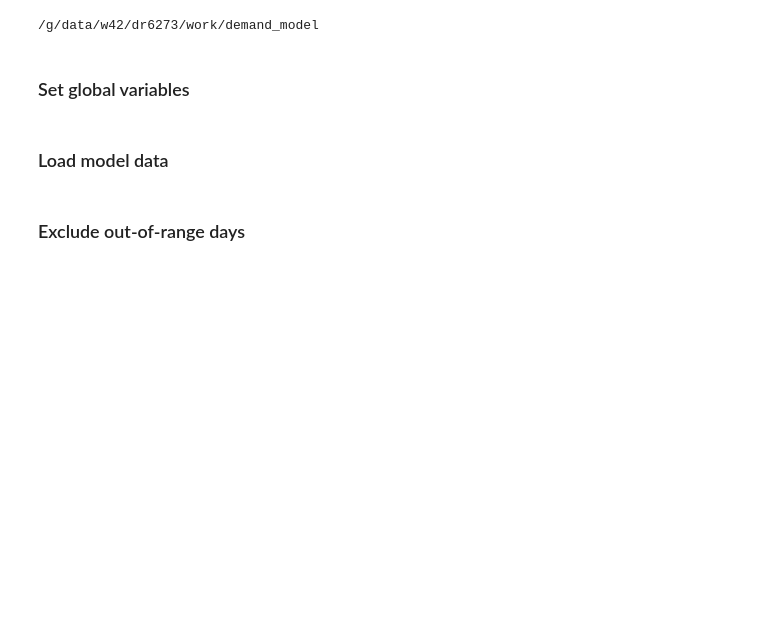
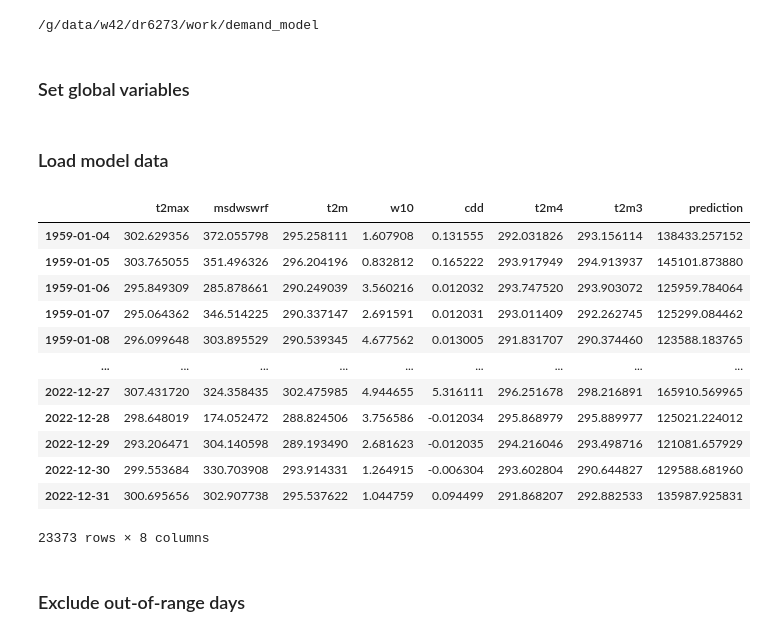
Before and after one commit to dougrichardson/demand_model, a Jupyter notebook: 15_predictor_exclude.ipynb, the cells around one changed output. Drawn from its saved outputs; the diff is of its cells as text; code cells hidden in the pictures; blank space fills up the shorter version.

```diff
--- a/15_predictor_exclude.ipynb
+++ b/15_predictor_exclude.ipynb
@@ -48,6 +48,22 @@ predictions = fn.read_results(
     REMOVE_WEEKEND, REMOVE_XMAS, REMOVE_MONTH, N_FEATURES, RESULTS_PATH,
     DETREND
 )
+# %%
+predictions["VIC"]
+# %% [output]
+|  | t2max | msdwswrf | t2m | w10 | cdd | t2m4 | t2m3 | prediction |
+| 1959-01-04 | 302.629356 | 372.055798 | 295.258111 | 1.607908 | 0.131555 | 292.031826 | 293.156114 | 138433.257152 |
+| 1959-01-05 | 303.765055 | 351.496326 | 296.204196 | 0.832812 | 0.165222 | 293.917949 | 294.913937 | 145101.873880 |
+| 1959-01-06 | 295.849309 | 285.878661 | 290.249039 | 3.560216 | 0.012032 | 293.747520 | 293.903072 | 125959.784064 |
+| 1959-01-07 | 295.064362 | 346.514225 | 290.337147 | 2.691591 | 0.012031 | 293.011409 | 292.262745 | 125299.084462 |
+| 1959-01-08 | 296.099648 | 303.895529 | 290.539345 | 4.677562 | 0.013005 | 291.831707 | 290.374460 | 123588.183765 |
+| ... | ... | ... | ... | ... | ... | ... | ... | ... |
+| 2022-12-27 | 307.431720 | 324.358435 | 302.475985 | 4.944655 | 5.316111 | 296.251678 | 298.216891 | 165910.569965 |
+| 2022-12-28 | 298.648019 | 174.052472 | 288.824506 | 3.756586 | -0.012034 | 295.868979 | 295.889977 | 125021.224012 |
+| 2022-12-29 | 293.206471 | 304.140598 | 289.193490 | 2.681623 | -0.012035 | 294.216046 | 293.498716 | 121081.657929 |
+| 2022-12-30 | 299.553684 | 330.703908 | 293.914331 | 1.264915 | -0.006304 | 293.602804 | 290.644827 | 129588.681960 |
+| 2022-12-31 | 300.695656 | 302.907738 | 295.537622 | 1.044759 | 0.094499 | 291.868207 | 292.882533 | 135987.925831 |
+23373 rows × 8 columns
 # %% [markdown]
 ### Exclude out-of-range days
 # %%
```
Also changed, not shown: parts of 3 cells of this notebook, 8 other files.
